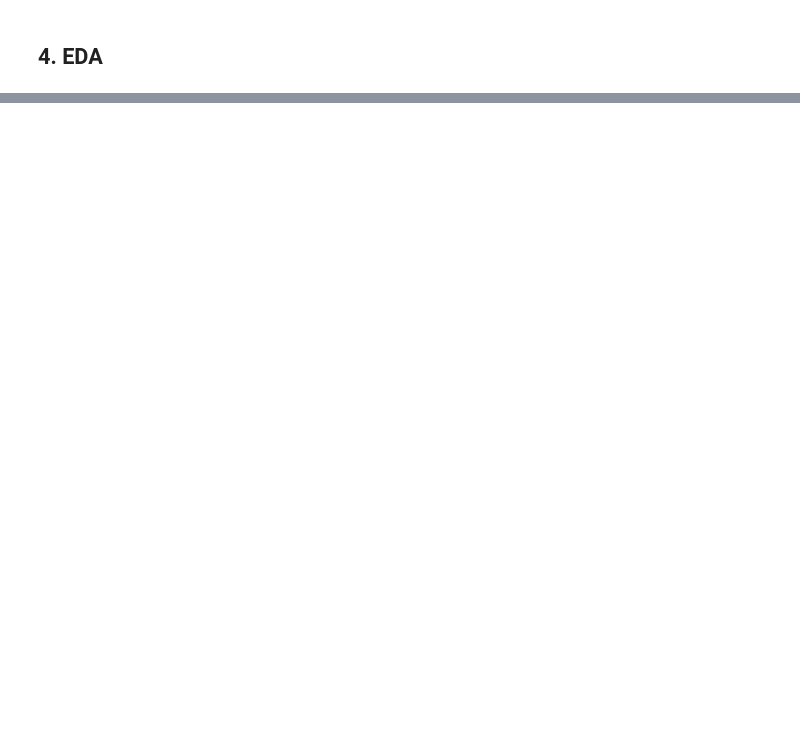
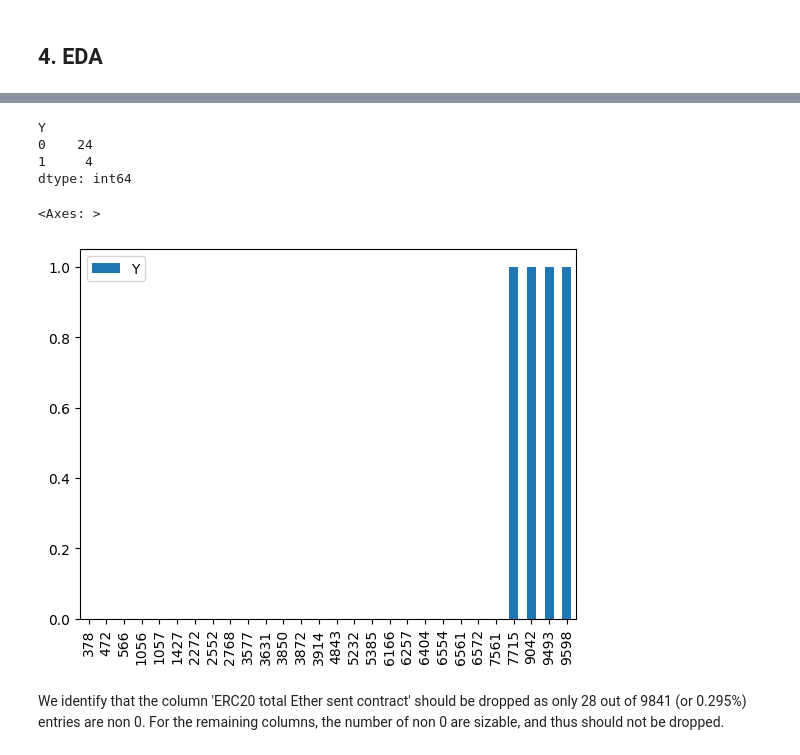
Before and after one commit to magiciansz/bt4012, a Jupyter notebook: ethereum_fraud_detection.ipynb, the cells around one changed output, grey strips where cells are left out. Saved outputs shown, nothing was run; the diff lists cells and outputs as text; code cells hidden in the pictures; blank space fills up the shorter version.

```diff
--- a/ethereum_fraud_detection.ipynb
+++ b/ethereum_fraud_detection.ipynb
@@ -59,3 +167,6 @@ dataset.drop(columns=['Unnamed: 0', "Index"], axis=1, inplace=True)
+# %%
+#drop duplicate columns
+dataset.drop(columns=[' ERC20 avg time between rec 2 tnx'], axis=1, inplace=True)
 # %%
 #Rename target variable as Y
 dataset = dataset.rename(columns={'FLAG':'Y'})
@@ -129,3 +259,0 @@ For the remainder of the columns with missing values, we see that the count of r
-# %%
-#drop rows with null values from remaining dataset
-dataset = dataset.dropna()
@@ -132,3 +291,11 @@ dataset = dataset.dropna()
+# %%
+to_be_imputed = [' ERC20 max val rec', ' ERC20 uniq sent addr', ' ERC20 uniq rec addr', 'ERC20 uniq sent contract addr', ' ERC20 uniq rec contract addr',
+' ERC20 avg time between sent tnx', ' ERC20 avg time between rec tnx', ' ERC20 avg time between contract tnx', ' ERC20 min val rec',
+' ERC20 avg val rec', ' ERC20 total ether sent', ' ERC20 min val sent', ' ERC20 max val sent' , ' ERC20 avg val sent',
+' ERC20 min val sent contract', ' ERC20 max val sent contract',' ERC20 avg val sent contract', ' ERC20 uniq sent token name', ' ERC20 uniq rec token name',
+' ERC20 total Ether sent contract', ' ERC20 total Ether received',' Total ERC20 tnxs']
+for col in to_be_imputed:
+  dataset[col].fillna(0, inplace=True)
 # %%
 #inspect resultant df to check that there are not more missing values
 dataset.info()
@@ -196,7 +363,7 @@ And the following variables have extremely low variance, close to zero:
 
 We can see that these variables are related to smart contracts.
 # %%
-#Drop index-related columns that are not useful
-dataset.drop(columns=[' ERC20 avg time between sent tnx', ' ERC20 avg time between rec tnx', ' ERC20 avg time between rec 2 tnx', ' ERC20 avg time between contract tnx',
-' ERC20 avg time between rec 2 tnx', ' ERC20 max val sent contract', ' ERC20 avg val sent contract', 'min value sent to contract', 'max val sent to contract',
-'avg value sent to contract', 'total ether sent contracts'], axis=1, inplace=True)
+#Drop columns with zero or extremely low variance
+dataset.drop(columns=[' ERC20 avg time between sent tnx', ' ERC20 avg time between rec tnx', ' ERC20 avg time between contract tnx',
+' ERC20 min val sent contract', ' ERC20 max val sent contract', ' ERC20 avg val sent contract', 'min value sent to contract', 'max val sent to contract',
+'avg value sent to contract', 'total ether sent contracts', 'ERC20 uniq sent contract addr'], axis=1, inplace=True)
@@ -204,0 +470,14 @@ dataset.drop(columns=[' ERC20 avg time between sent tnx', ' ERC20 avg time betwe
+# %%
+dataset[dataset[' ERC20 total Ether sent contract'] > 0][["Y"]].value_counts()
+# %% [output]
+Y
+0    24
+1     4
+dtype: int64
+# %%
+dataset[dataset[' ERC20 total Ether sent contract'] > 0][["Y"]].plot.bar()
+# %% [output]
+<Axes: >
+[figure, added]
+# %% [markdown]
+We identify that the column 'ERC20 total Ether sent contract' should be dropped as only 28 out of 9841 (or 0.295%) entries are non 0. For the remaining columns, the number of non 0 are sizable, and thus should not be dropped.
```
Also changed, not shown: parts of 128 cells of this notebook.
